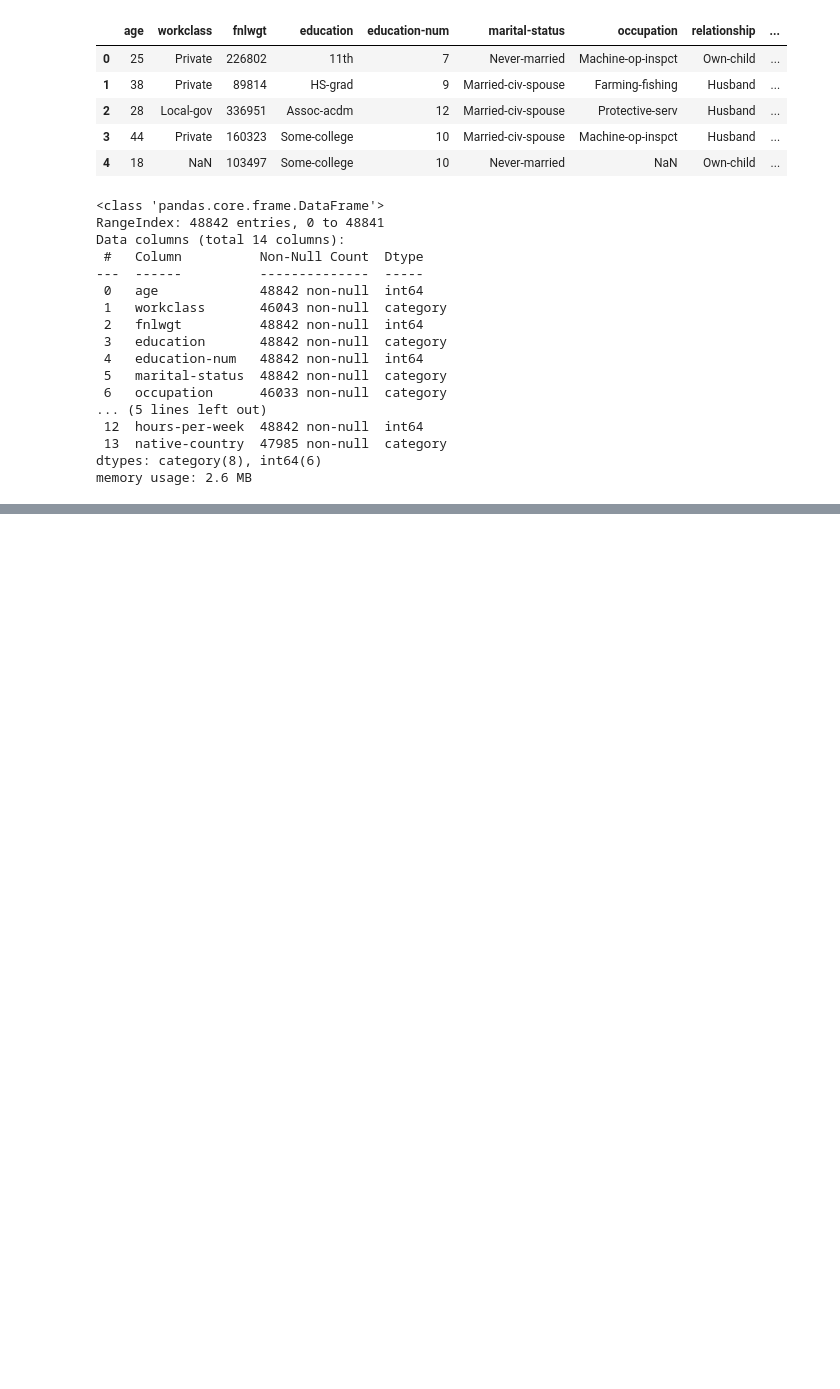
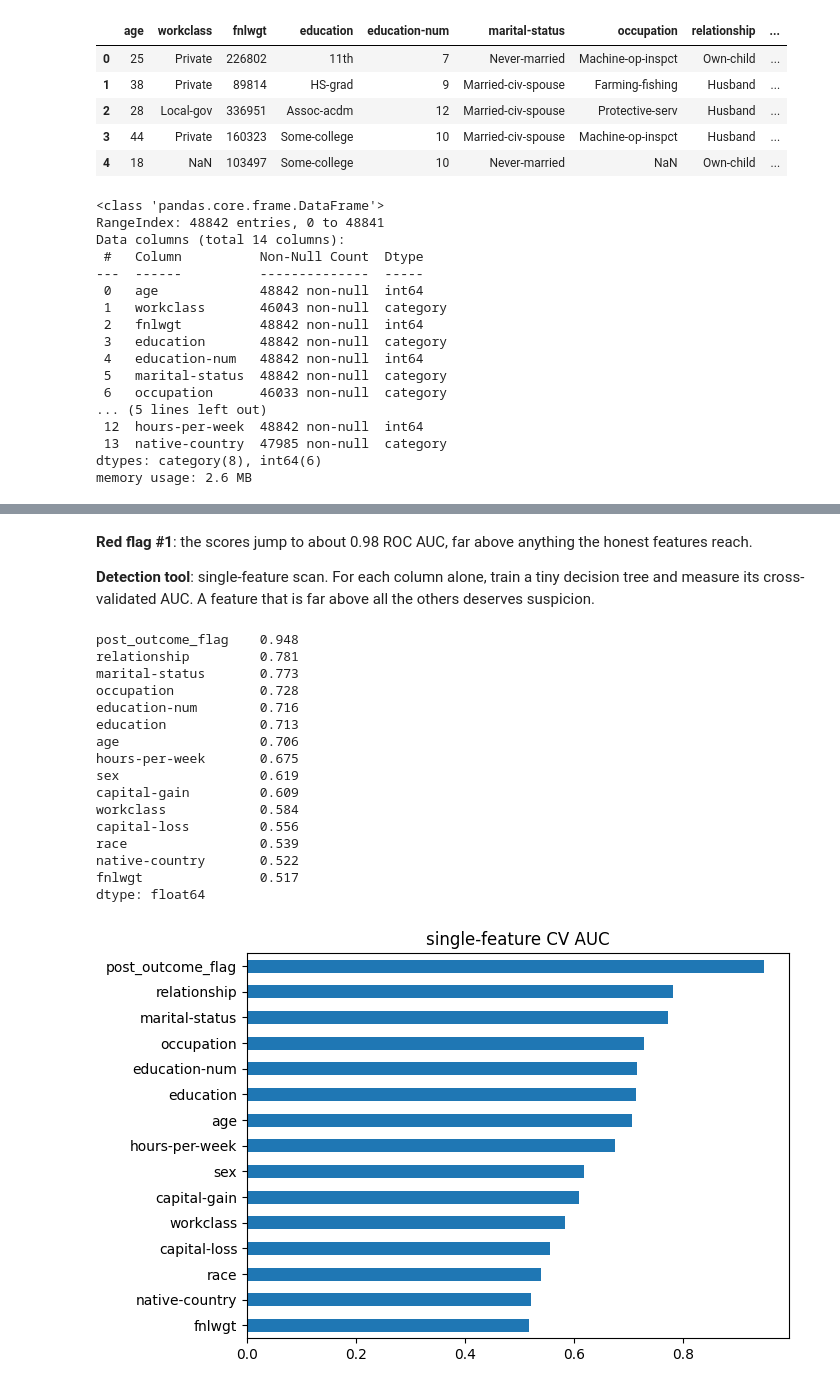
Before and after one commit to kky-zs/100-days-ml, a Jupyter notebook: notebooks/phase-1-ml-core/day-003-tabular-pipelines.ipynb, the cells around one changed output, grey strips where cells are left out. Saved outputs shown, nothing was run; the diff lists cells and outputs as text; code cells hidden in the pictures; blank space fills up the shorter version.

```diff
--- a/notebooks/phase-1-ml-core/day-003-tabular-pipelines.ipynb
+++ b/notebooks/phase-1-ml-core/day-003-tabular-pipelines.ipynb
@@ -80,0 +309,7 @@ memory usage: 2.6 MB
+# %%
+rng2 = np.random.default_rng(1)
+X_leaky = X_train.copy()
+X_leaky["post_outcome_flag"] = np.where(rng2.random(len(X_leaky)) < 0.05, 1 - y_train, y_train)
+
+leak_row = cv_report(build(LogisticRegression(max_iter=1000)), X_leaky, y_train, "logistic regression + leaky feature")
+pd.DataFrame([rows[2], leak_row]).set_index("model")
@@ -80,0 +321,41 @@ memory usage: 2.6 MB
+# %% [markdown]
+**Red flag #1**: the scores jump to about 0.98 ROC AUC, far above anything the honest features reach.
+
+**Detection tool**: single-feature scan. For each column alone, train a tiny decision tree and measure its cross-validated AUC. A feature that is far above all the others deserves suspicion.
+# %%
+def single_feature_cv_auc(X, y, cols=None):
+    out = {}
+    for col in (cols or list(X.columns)):
+        s = X[[col]]
+        if pd.api.types.is_numeric_dtype(s[col]):
+            prep = SimpleImputer(strategy="median")
+        else:
+            prep = Pipeline([
+                ("impute", SimpleImputer(strategy="constant", fill_value="missing")),
+                ("ordinal", OrdinalEncoder(handle_unknown="use_encoded_value", unknown_value=-1)),
+            ])
+        pipe = make_pipeline(prep, DecisionTreeClassifier(max_depth=4, random_state=RANDOM_STATE))
+        out[col] = cross_val_score(pipe, s, y, cv=3, scoring="roc_auc").mean()
+    return pd.Series(out).sort_values(ascending=False)
+
+scan = single_feature_cv_auc(X_leaky, y_train)
+print(scan.round(3))
+scan.plot.barh(figsize=(7, 5)); plt.gca().invert_yaxis(); plt.title("single-feature CV AUC"); plt.show()
+# %% [output]
+post_outcome_flag    0.948
+relationship         0.781
+marital-status       0.773
+occupation           0.728
+education-num        0.716
+education            0.713
+age                  0.706
+hours-per-week       0.675
+sex                  0.619
+capital-gain         0.609
+workclass            0.584
+capital-loss         0.556
+race                 0.539
+native-country       0.522
+fnlwgt               0.517
+dtype: float64
+[figure, added]
```
Also changed, not shown: parts of 24 cells of this notebook.
